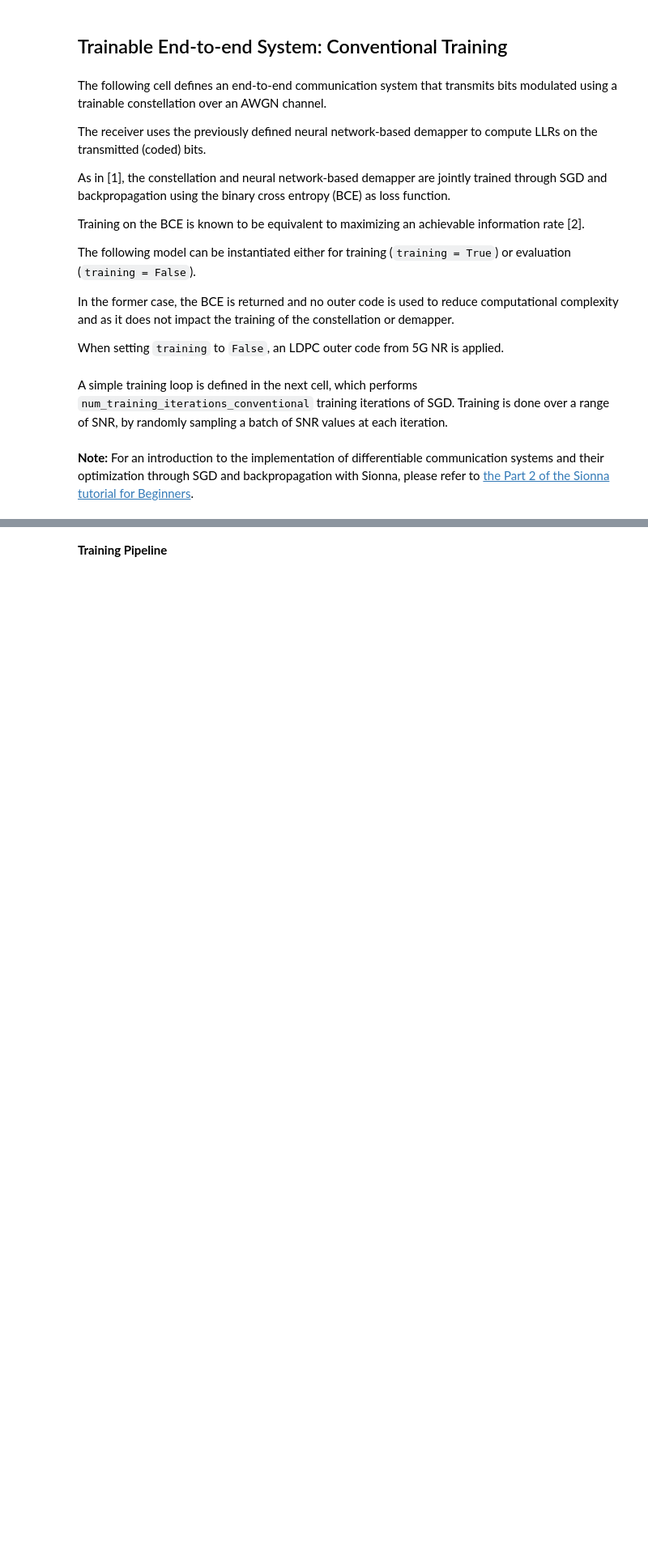
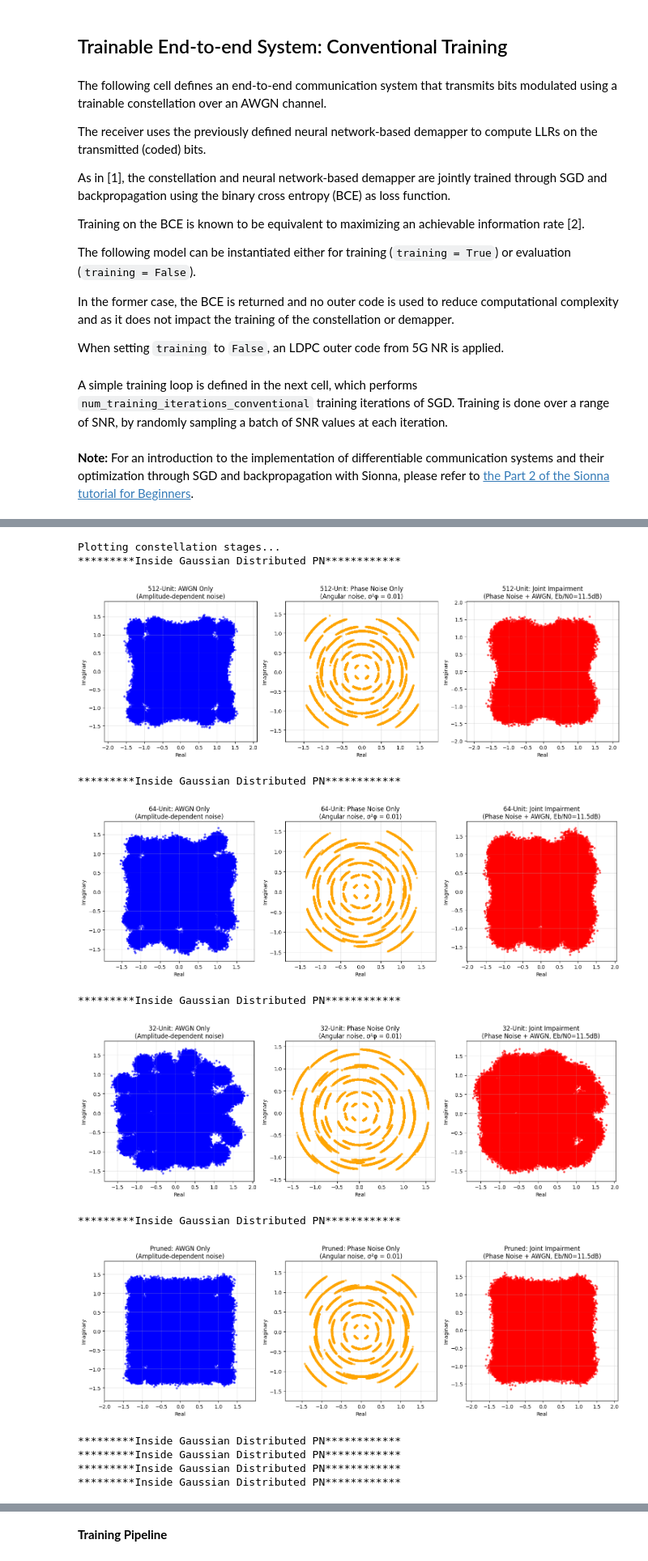
Before and after one commit to Joboreh97/Codes-that-function, a Jupyter notebook: tutorials/phy/phasenoise0.1stddev_aware_direct_32&64_unit_model_pure_pruning_to_64unit_coderate_changed_awgn&phasenoise_plot.ipynb, the cells around one changed output, grey strips where cells are left out. Shown at 81% size. Cells and saved outputs as stored; diff of their text form; code cells hidden in the pictures; blank space fills up the shorter version.

```diff
--- a/tutorials/phy/phasenoise0.1stddev_aware_direct_32&64_unit_model_pure_pruning_to_64unit_coderate_changed_awgn&phasenoise_plot.ipynb
+++ b/tutorials/phy/phasenoise0.1stddev_aware_direct_32&64_unit_model_pure_pruning_to_64unit_coderate_changed_awgn&phasenoise_plot.ipynb
@@ -581,0 +666,43 @@ In the next cell, an instance of the model defined previously is instantiated an
+# %%
+# Plot constellation stages for different models
+print("Plotting constellation stages...")
+
+# For conventional model (512-unit)
+plot_constellation_stages(model_conventional_eval, ebno_db=11.5,
+                         title_prefix="512-Unit: ")
+
+# For 64-unit model
+plot_constellation_stages(model_64unit_eval, ebno_db=11.5,
+                         title_prefix="64-Unit: ")
+
+# For 32-unit model
+plot_constellation_stages(model_32unit_eval, ebno_db=11.5,
+                         title_prefix="32-Unit: ")
+# For pruned model
+plot_constellation_stages(model_pruned_eval, ebno_db=11.5,
+                         title_prefix="Pruned: ")
+
+
+# Compare all models
+models_to_compare = {
+    '512-Unit': model_conventional_eval,
+    '64-Unit': model_64unit_eval,
+    '32-Unit': model_32unit_eval,
+    'Pruned': model_pruned_eval
+}
+
+plot_multi_model_comparison(models_to_compare, ebno_db=11.5)
+# %% [output]
+Plotting constellation stages...
+*********Inside Gaussian Distributed PN************
+[figure, added]
+*********Inside Gaussian Distributed PN************
+[figure, added]
+*********Inside Gaussian Distributed PN************
+[figure, added]
+*********Inside Gaussian Distributed PN************
+[figure, added]
+*********Inside Gaussian Distributed PN************
+*********Inside Gaussian Distributed PN************
+*********Inside Gaussian Distributed PN************
+*********Inside Gaussian Distributed PN************
```
Also changed, not shown: parts of 22 cells of this notebook.
